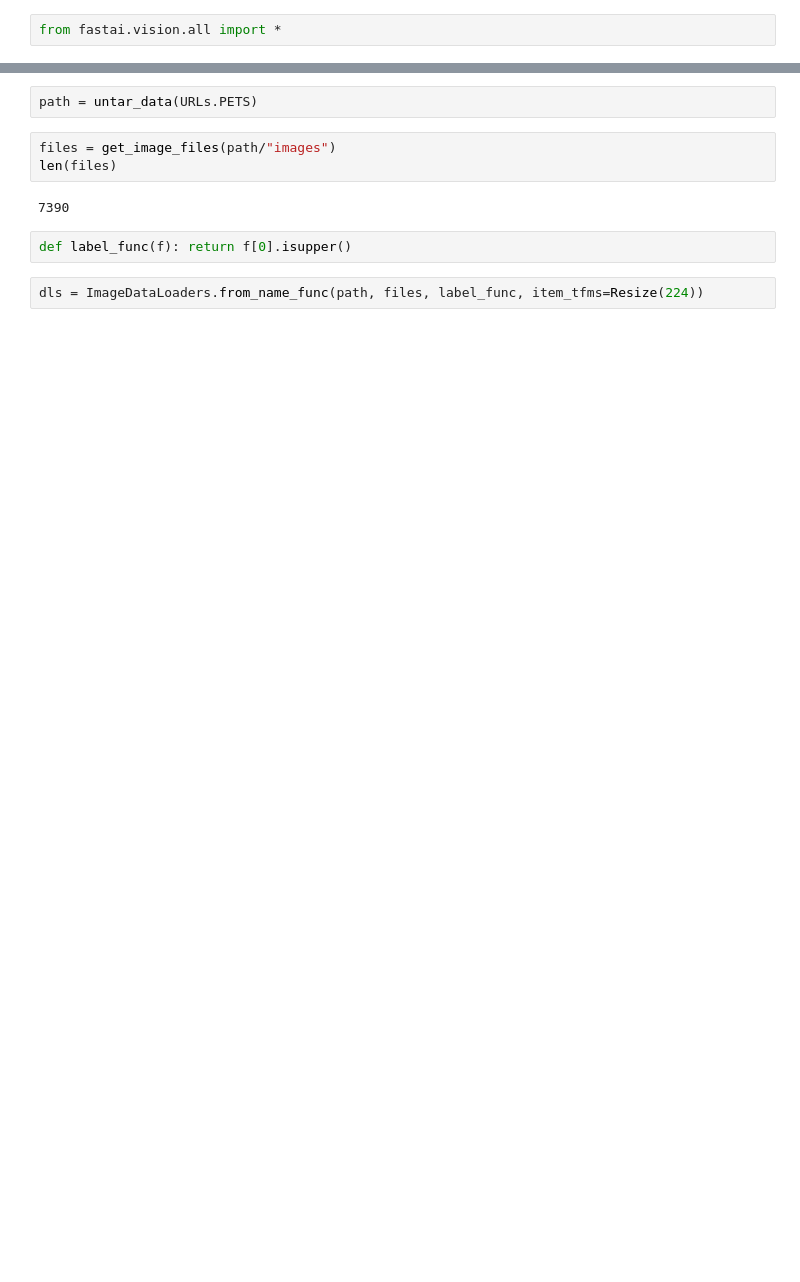
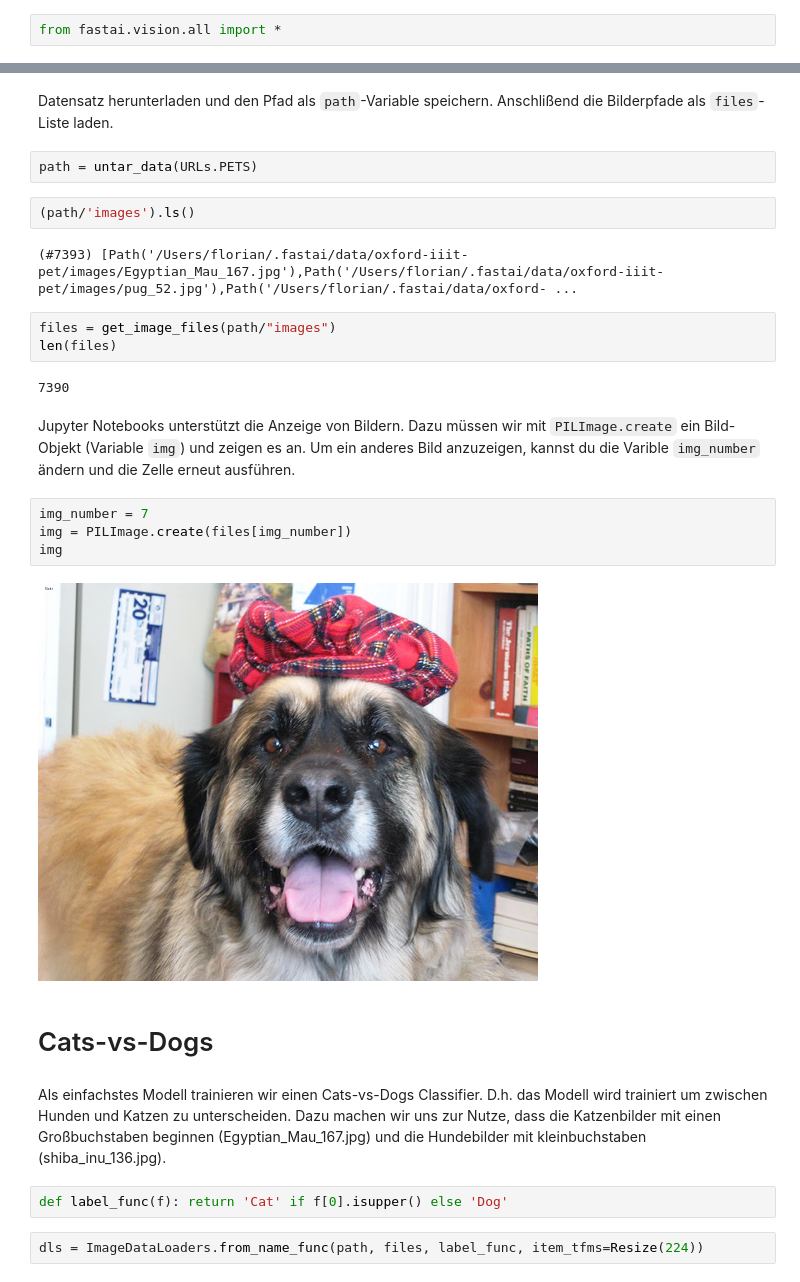
Before and after one commit to floleuerer/ml-tutorials, a Jupyter notebook: 01_fastai_pets.ipynb, the cells around one changed output, grey strips where cells are left out. Cells and saved outputs as stored; diff of their text form; blank space fills up the shorter version.

Commit message:
fastai pets

```diff
--- a/01_fastai_pets.ipynb
+++ b/01_fastai_pets.ipynb
@@ -5,11 +15,29 @@ from fastai.vision.all import *
+# %% [markdown]
+Datensatz herunterladen und den Pfad als `path`-Variable speichern. Anschlißend die Bilderpfade als `files`-Liste laden.
 # %%
 path = untar_data(URLs.PETS)
+# %%
+(path/'images').ls()
+# %% [output]
+(#7393) [Path('/Users/florian/.fastai/data/oxford-iiit-pet/images/Egyptian_Mau_167.jpg'),Path('/Users/florian/.fastai/data/oxford-iiit-pet/images/pug_52.jpg'),Path('/Users/florian/.fastai/data/oxford- ...
 # %%
 files = get_image_files(path/"images")
 len(files)
 # %% [output]
 7390
+# %% [markdown]
+Jupyter Notebooks unterstützt die Anzeige von Bildern. Dazu  müssen wir mit `PILImage.create` ein Bild-Objekt (Variable `img`) und zeigen es an. Um ein anderes Bild anzuzeigen, kannst du die Varible `img_number` ändern und die Zelle erneut ausführen.
+# %%
+img_number = 7
+img = PILImage.create(files[img_number])
+img
+# %% [output]
+[figure, added]
+# %% [markdown]
+# Cats-vs-Dogs
+# %% [markdown]
+Als einfachstes Modell trainieren wir einen Cats-vs-Dogs Classifier. D.h. das Modell wird trainiert um zwischen Hunden und Katzen zu unterscheiden. Dazu machen wir uns zur Nutze, dass die Katzenbilder mit einen Großbuchstaben beginnen (Egyptian_Mau_167.jpg) und die Hundebilder mit kleinbuchstaben (shiba_inu_136.jpg).
 # %%
-def label_func(f): return f[0].isupper()
+def label_func(f): return 'Cat' if f[0].isupper() else 'Dog'
 # %%
 dls = ImageDataLoaders.from_name_func(path, files, label_func, item_tfms=Resize(224))
```
Also changed, not shown: parts of 11 cells of this notebook.
